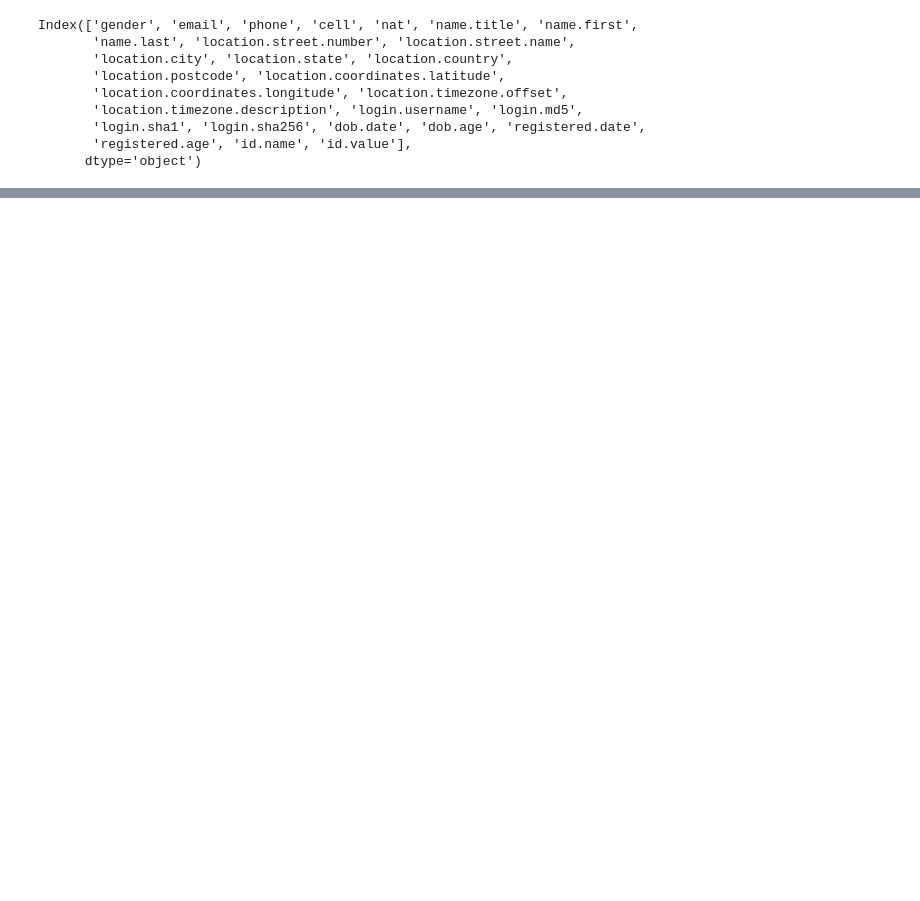
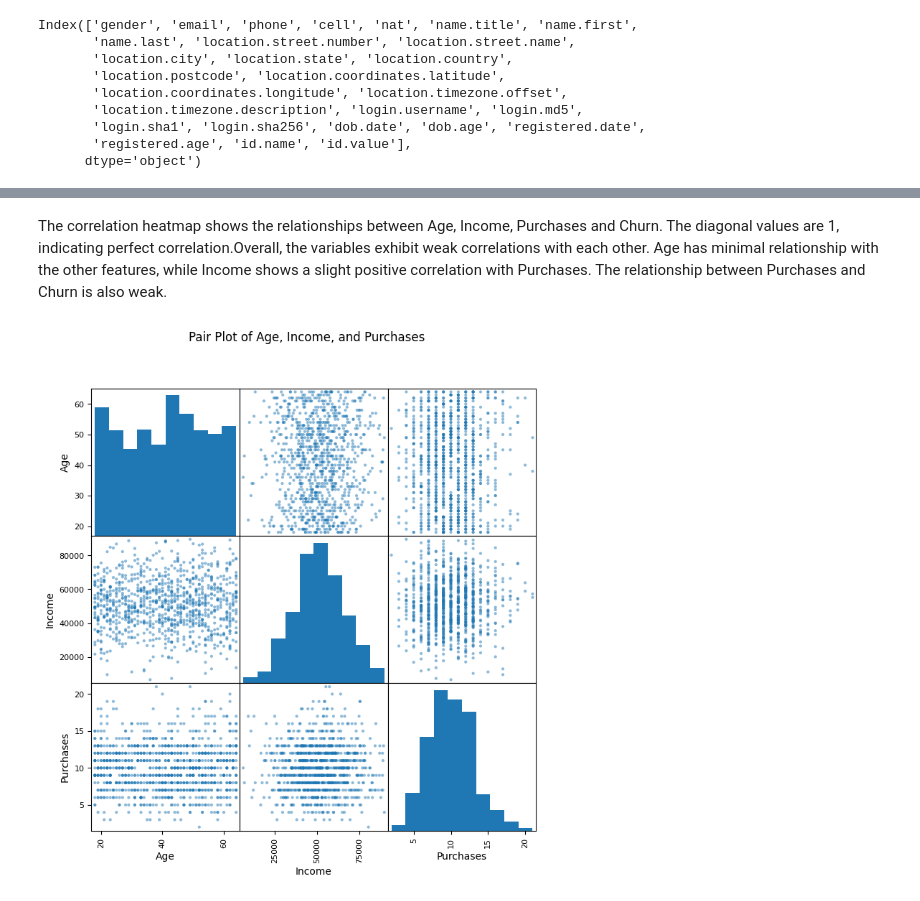
Before and after one commit to adityasavaliya01/New-practice, a Jupyter notebook: Data preprocessing/pr 1/practical.ipynb, the cells around one changed output, grey strips where cells are left out. Drawn from its saved outputs; the diff is of its cells as text; code cells hidden in the pictures; blank space fills up the shorter version.

```diff
--- a/Data preprocessing/pr 1/practical.ipynb
+++ b/Data preprocessing/pr 1/practical.ipynb
@@ -201,0 +234,17 @@ plt.show()
+# %% [markdown]
+The correlation heatmap shows the relationships between Age, Income, Purchases and Churn. The diagonal values are 1, indicating perfect correlation.Overall, the variables exhibit weak correlations with each other. Age has minimal relationship with the other features, while Income shows a slight positive correlation with Purchases. The relationship between Purchases and Churn is also weak.
+# %%
+from pandas.plotting import scatter_matrix
+import matplotlib.pyplot as plt
+
+pair_df = df[["Age", "Income", "Purchases"]]
+scatter_matrix(
+    pair_df,
+    figsize=(8, 8),
+    diagonal="hist"
+)
+
+plt.suptitle("Pair Plot of Age, Income, and Purchases")
+plt.show()
+# %% [output]
+[figure, added]
```
Also changed, not shown: parts of 18 cells of this notebook, 2 other files.
